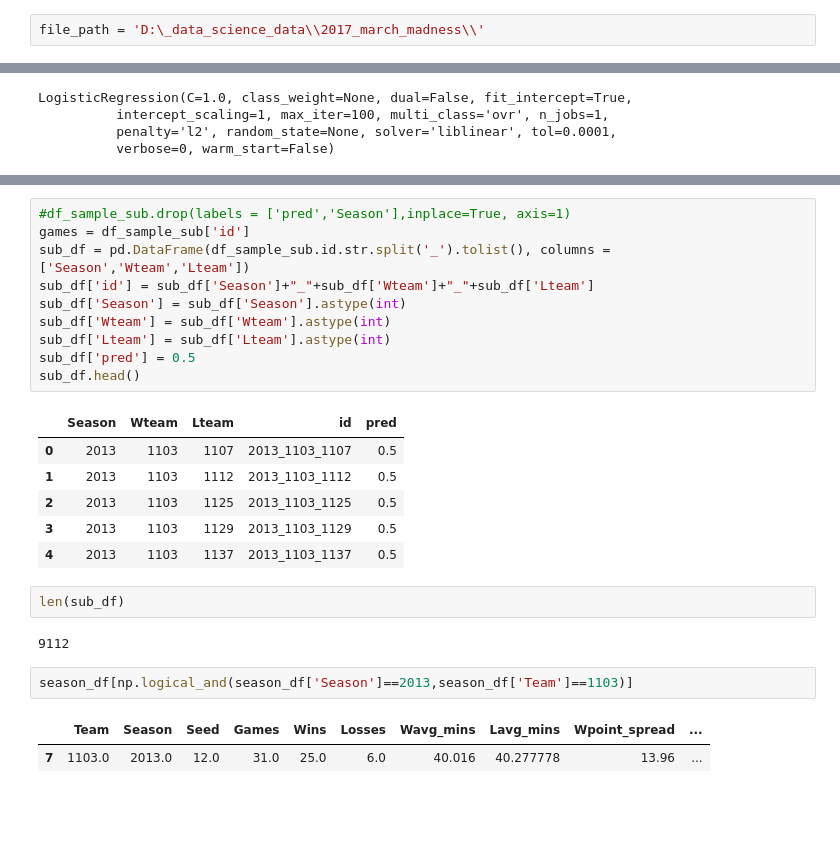
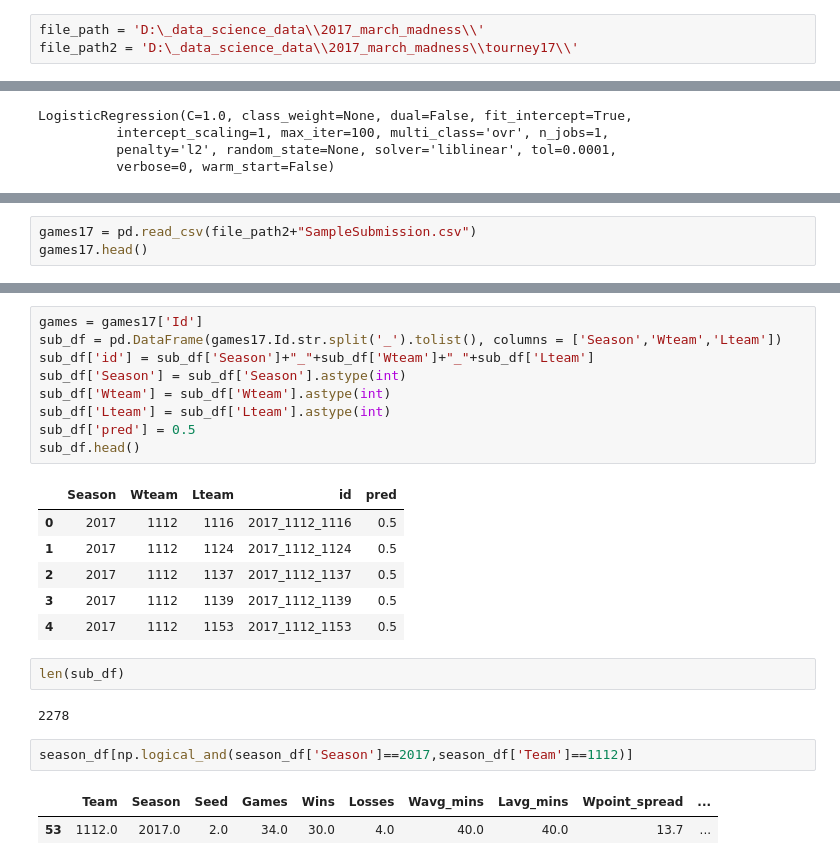
Before and after one commit to agbs2k8/Git_Tracked_Notebooks, a Jupyter notebook: 2017_March_Madness.ipynb, the cells around one changed output, grey strips where cells are left out. Saved outputs shown, nothing was run; the diff lists cells and outputs as text; blank space fills up the shorter version.

```diff
--- a/2017_March_Madness.ipynb
+++ b/2017_March_Madness.ipynb
@@ -26,6 +29,7 @@ print(plt.style.available)
 ['seaborn-dark', 'seaborn-deep', 'seaborn-talk', 'grayscale', 'seaborn-notebook', 'seaborn-muted', 'seaborn-white', 'ggplot', 'dark_background', 'seaborn-darkgrid', 'seaborn-colorblind', 'seaborn-past ...
 # %%
 file_path = 'D:\_data_science_data\\2017_march_madness\\'
+file_path2 = 'D:\_data_science_data\\2017_march_madness\\tourney17\\'
 # %% [markdown]
 # Other Guy's Logistic Regression Example
 # %%
@@ -727,0 +1006,3 @@ print(scores.mean())
+# %%
+games17 = pd.read_csv(file_path2+"SampleSubmission.csv")
+games17.head()
@@ -728,29 +1016,28 @@ print(scores.mean())
 # %%
-#df_sample_sub.drop(labels = ['pred','Season'],inplace=True, axis=1)
-games = df_sample_sub['id']
-sub_df = pd.DataFrame(df_sample_sub.id.str.split('_').tolist(), columns = ['Season','Wteam','Lteam'])
+games = games17['Id']
+sub_df = pd.DataFrame(games17.Id.str.split('_').tolist(), columns = ['Season','Wteam','Lteam'])
 sub_df['id'] = sub_df['Season']+"_"+sub_df['Wteam']+"_"+sub_df['Lteam']
 sub_df['Season'] = sub_df['Season'].astype(int)
 sub_df['Wteam'] = sub_df['Wteam'].astype(int)
 sub_df['Lteam'] = sub_df['Lteam'].astype(int)
 sub_df['pred'] = 0.5
 sub_df.head()
 # %% [output]
 |  | Season | Wteam | Lteam | id | pred |
-| 0 | 2013 | 1103 | 1107 | 2013_1103_1107 | 0.5 |
-| 1 | 2013 | 1103 | 1112 | 2013_1103_1112 | 0.5 |
-| 2 | 2013 | 1103 | 1125 | 2013_1103_1125 | 0.5 |
-| 3 | 2013 | 1103 | 1129 | 2013_1103_1129 | 0.5 |
-| 4 | 2013 | 1103 | 1137 | 2013_1103_1137 | 0.5 |
+| 0 | 2017 | 1112 | 1116 | 2017_1112_1116 | 0.5 |
+| 1 | 2017 | 1112 | 1124 | 2017_1112_1124 | 0.5 |
+| 2 | 2017 | 1112 | 1137 | 2017_1112_1137 | 0.5 |
+| 3 | 2017 | 1112 | 1139 | 2017_1112_1139 | 0.5 |
+| 4 | 2017 | 1112 | 1153 | 2017_1112_1153 | 0.5 |
 # %%
 len(sub_df)
 # %% [output]
-9112
+2278
 # %%
-season_df[np.logical_and(season_df['Season']==2013,season_df['Team']==1103)]
+season_df[np.logical_and(season_df['Season']==2017,season_df['Team']==1112)]
 # %% [output]
 |  | Team | Season | Seed | Games | Wins | Losses | Wavg_mins | Lavg_mins | Wpoint_spread | ... |
-| 7 | 1103.0 | 2013.0 | 12.0 | 31.0 | 25.0 | 6.0 | 40.016 | 40.277778 | 13.96 | ... |
+| 53 | 1112.0 | 2017.0 | 2.0 | 34.0 | 30.0 | 4.0 | 40.0 | 40.0 | 13.7 | ... |
 # %%
 df_winseeds = season_df.rename(columns={'Team':'Wteam','Season':'Season', 'Seed':'Wseed','Games':'Wgames',
                                               'Wins':'Wwins','Losses':'Wlosses','Wavg_mins':'Wwam','Lavg_mins':'Wlam',
```
Also changed, not shown: parts of 63 cells of this notebook.
